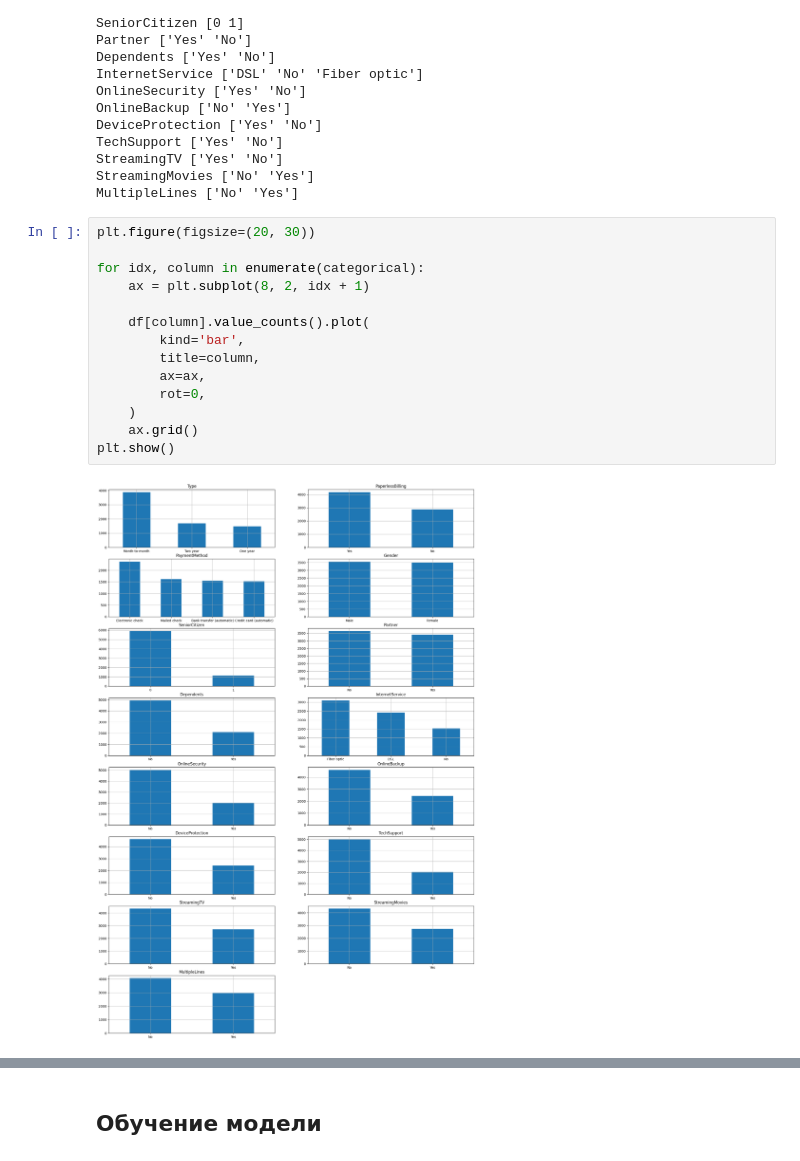
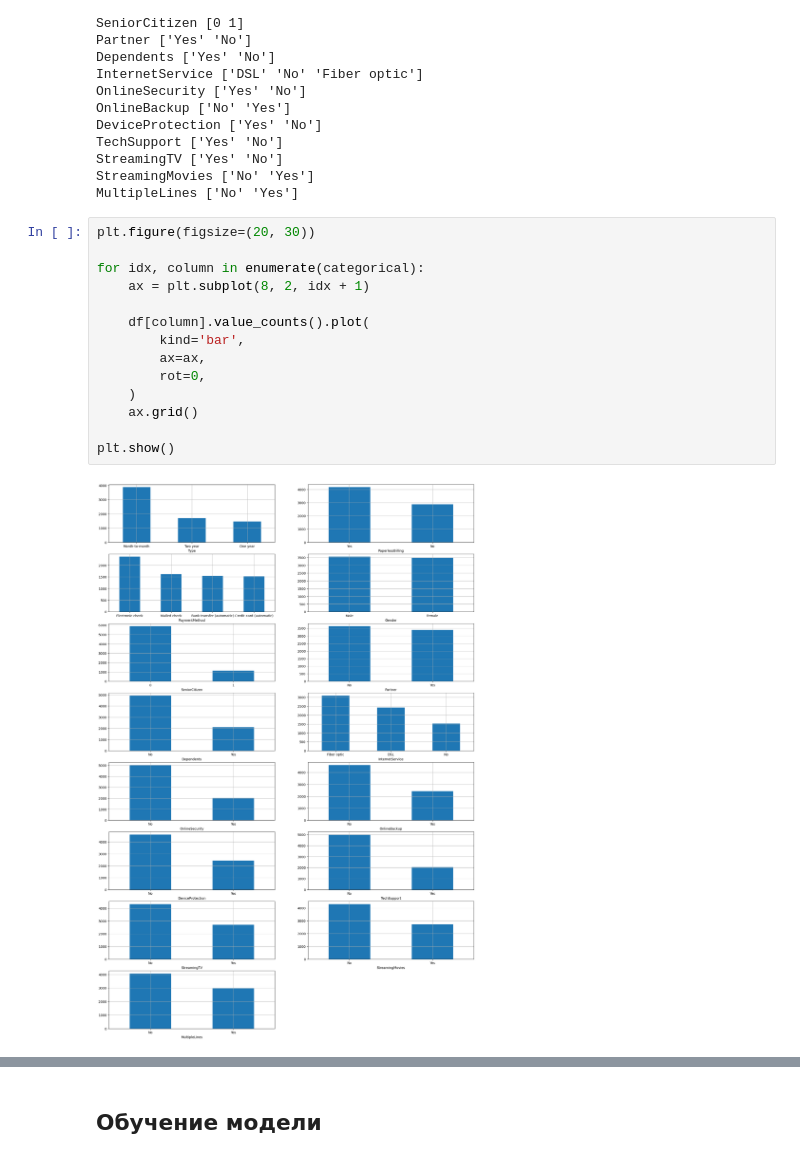
Before and after one commit to kirillva/project-final, a Jupyter notebook: index.ipynb, the cells around one changed output, grey strips where cells are left out. Drawn from its saved outputs; the diff is of its cells as text.

```diff
--- a/index.ipynb
+++ b/index.ipynb
@@ -503,17 +497,17 @@ MultipleLines ['No' 'Yes']
 # %%
 plt.figure(figsize=(20, 30))
 
 for idx, column in enumerate(categorical):
     ax = plt.subplot(8, 2, idx + 1)
 
     df[column].value_counts().plot(
         kind='bar',
-        title=column,
         ax=ax,
         rot=0,
     )
     ax.grid()
+
 plt.show()
 # %% [output]
-[figure, old version]
+[figure, new version]
 # %%
```
Also changed, not shown: parts of 18 cells of this notebook.
